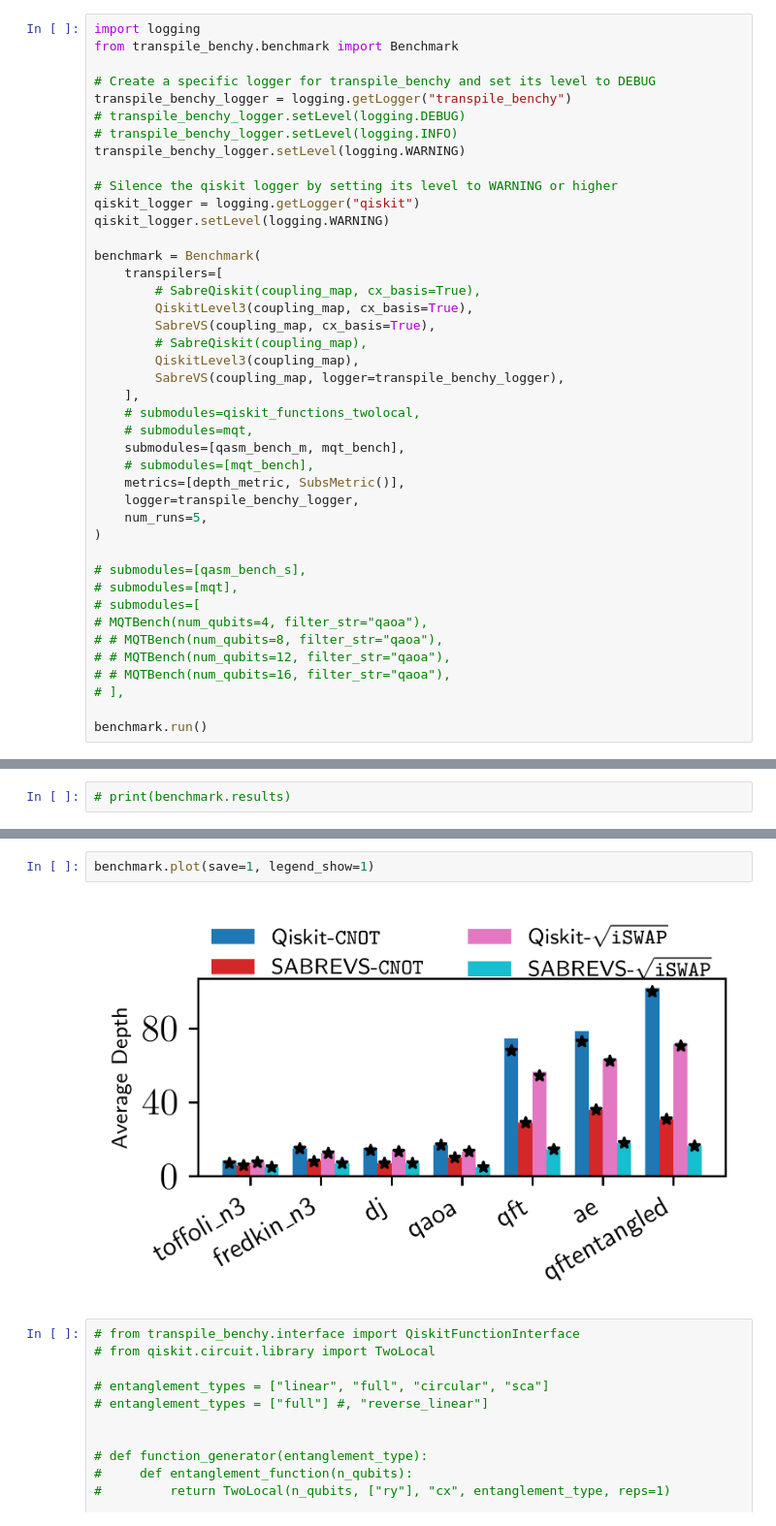
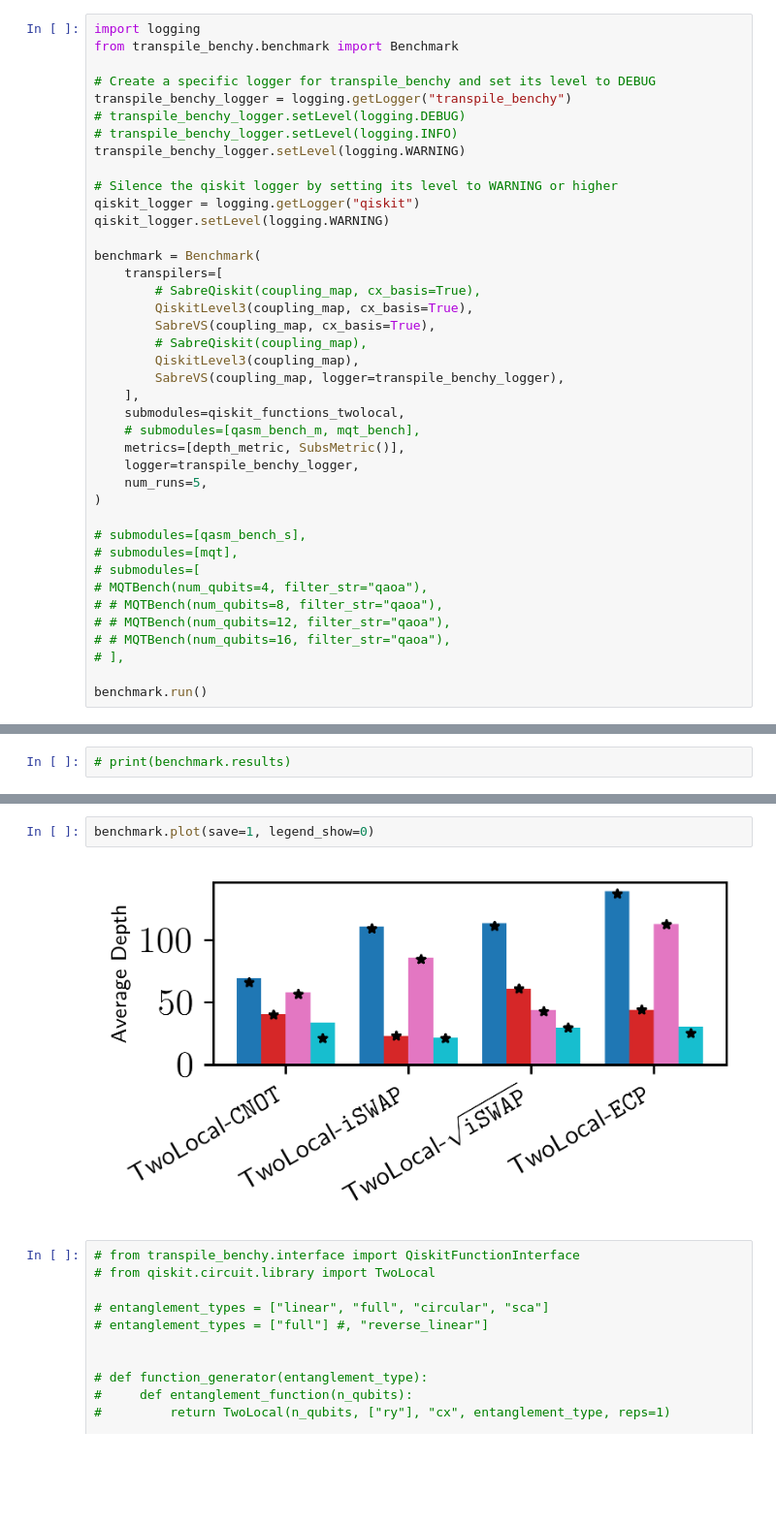
Before and after one commit to Pitt-JonesLab/mirror-gates, a Jupyter notebook: src/notebooks/bench.ipynb, the cells around one changed output, grey strips where cells are left out. Shown: that part at 97% size. Saved outputs shown, nothing was run; the diff lists cells and outputs as text; blank space fills up the shorter version.

```diff
--- a/src/notebooks/bench.ipynb
+++ b/src/notebooks/bench.ipynb
@@ -120,10 +128,8 @@ benchmark = Benchmark(
         QiskitLevel3(coupling_map),
         SabreVS(coupling_map, logger=transpile_benchy_logger),
     ],
-    # submodules=qiskit_functions_twolocal,
-    # submodules=mqt,
-    submodules=[qasm_bench_m, mqt_bench],
-    # submodules=[mqt_bench],
+    submodules=qiskit_functions_twolocal,
+    # submodules=[qasm_bench_m, mqt_bench],
     metrics=[depth_metric, SubsMetric()],
     logger=transpile_benchy_logger,
     num_runs=5,
@@ -148,7 +210,7 @@ benchmark.run()
 # %%
-benchmark.plot(save=1, legend_show=1)
+benchmark.plot(save=1, legend_show=0)
 # %% [output]
-[figure, old version]
+[figure, new version]
 # %%
 # from transpile_benchy.interface import QiskitFunctionInterface
 # from qiskit.circuit.library import TwoLocal
```
Also changed, not shown: parts of 8 cells of this notebook, 2 other files.
